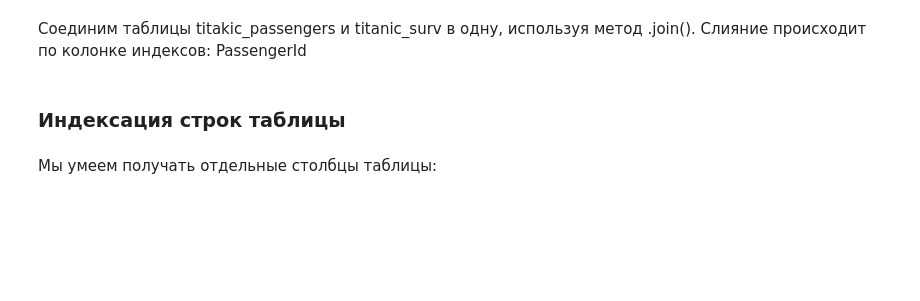
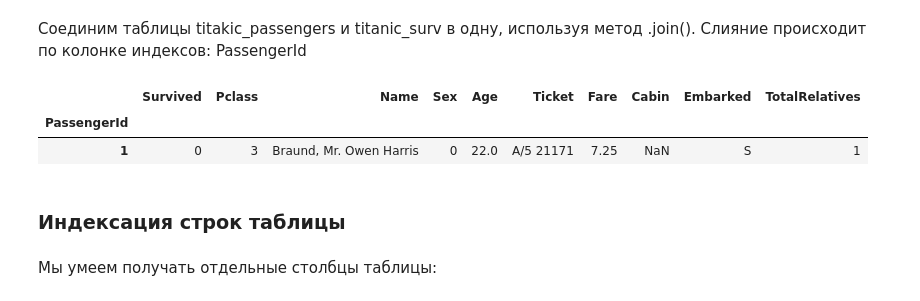
Before and after one commit to Ultraluxe25/Deep-Learning-School-anthology, a Jupyter notebook: Курс по машинному обучению. Проект «ИИ Старт»/Additional Colab notebooks/11_Analytics_with_pandas.ipynb, the cells around one changed output. Drawn from its saved outputs; the diff is of its cells as text; code cells hidden in the pictures; blank space fills up the shorter version.

```diff
--- a/Курс по машинному обучению. Проект «ИИ Старт»/Additional Colab notebooks/11_Analytics_with_pandas.ipynb
+++ b/Курс по машинному обучению. Проект «ИИ Старт»/Additional Colab notebooks/11_Analytics_with_pandas.ipynb
@@ -293,3 +440,9 @@ titanic_surv.head()
 # %% [markdown]
 Соединим таблицы titakic_passengers и titanic_surv в одну, используя метод .join(). Слияние происходит по колонке индексов: PassengerId
+# %%
+titanic_passengers.head(1)
+# %% [output]
+|  | Survived | Pclass | Name | Sex | Age | Ticket | Fare | Cabin | Embarked | TotalRelatives |
+| PassengerId |  |  |  |  |  |  |  |  |  |  |
+| 1 | 0 | 3 | Braund, Mr. Owen Harris | 0 | 22.0 | A/5 21171 | 7.25 | NaN | S | 1 |
 # %%
```
Also changed, not shown: parts of 57 cells of this notebook.
